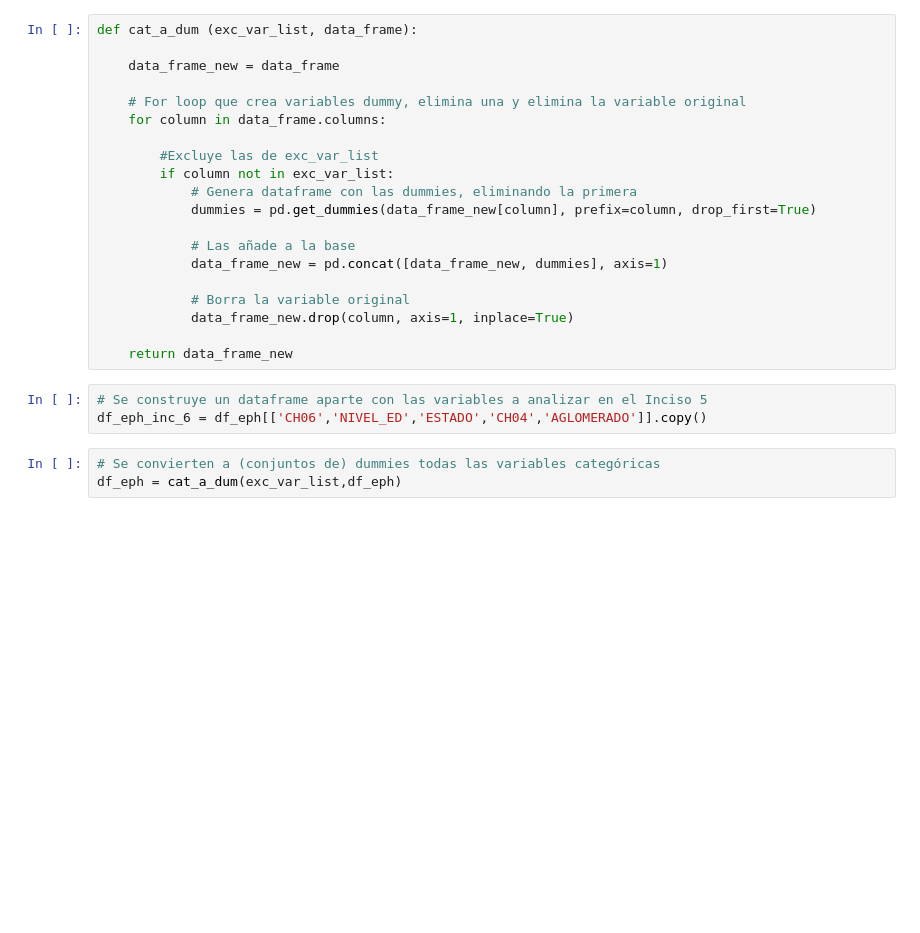
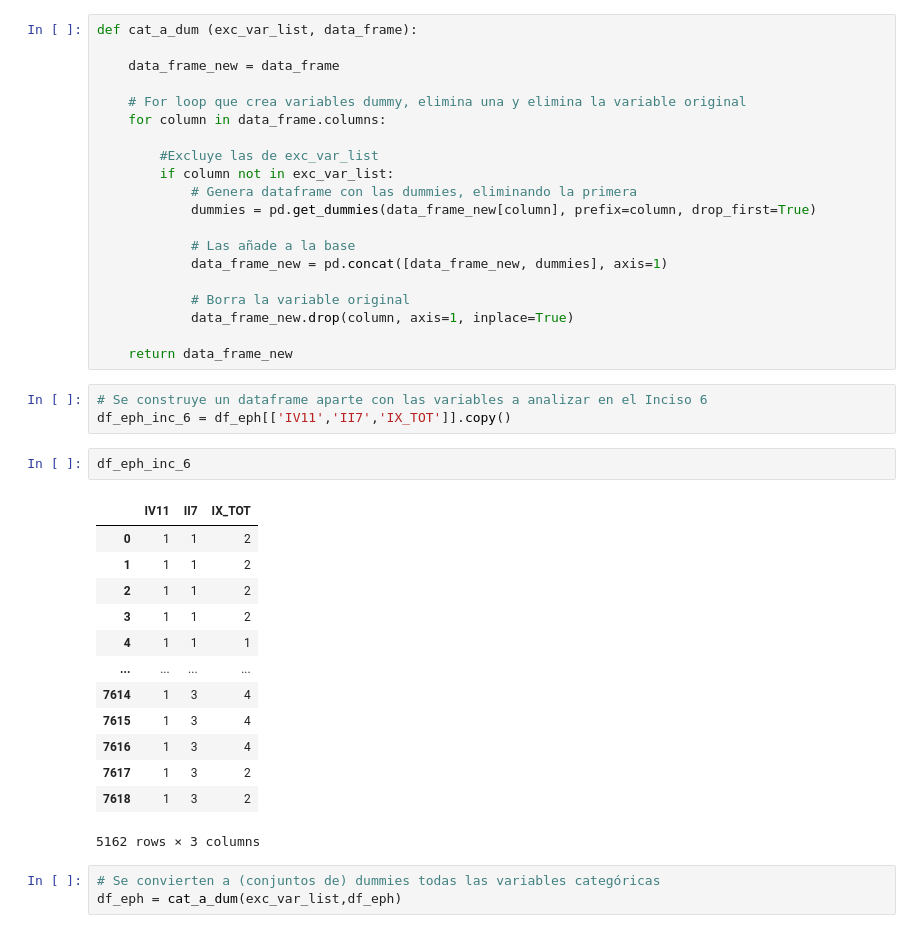
Before and after one commit to rafael-paganini/Repository, a Jupyter notebook: Big Data/TP3/TP3_Pacheco_Paganini_Starobinski.ipynb, the cells around one changed output. Drawn from its saved outputs; the diff is of its cells as text; blank space fills up the shorter version.

```diff
--- a/Big Data/TP3/TP3_Pacheco_Paganini_Starobinski.ipynb
+++ b/Big Data/TP3/TP3_Pacheco_Paganini_Starobinski.ipynb
@@ -510,8 +531,24 @@ def cat_a_dum (exc_var_list, data_frame):
 
     return data_frame_new
 # %%
-# Se construye un dataframe aparte con las variables a analizar en el Inciso 5
-df_eph_inc_6 = df_eph[['CH06','NIVEL_ED','ESTADO','CH04','AGLOMERADO']].copy()
+# Se construye un dataframe aparte con las variables a analizar en el Inciso 6
+df_eph_inc_6 = df_eph[['IV11','II7','IX_TOT']].copy()
+# %%
+df_eph_inc_6
+# %% [output]
+|  | IV11 | II7 | IX_TOT |
+| 0 | 1 | 1 | 2 |
+| 1 | 1 | 1 | 2 |
+| 2 | 1 | 1 | 2 |
+| 3 | 1 | 1 | 2 |
+| 4 | 1 | 1 | 1 |
+| ... | ... | ... | ... |
+| 7614 | 1 | 3 | 4 |
+| 7615 | 1 | 3 | 4 |
+| 7616 | 1 | 3 | 4 |
+| 7617 | 1 | 3 | 2 |
+| 7618 | 1 | 3 | 2 |
+5162 rows × 3 columns
 # %%
 # Se convierten a (conjuntos de) dummies todas las variables categóricas
 df_eph = cat_a_dum(exc_var_list,df_eph)
```
Also changed, not shown: parts of 66 cells of this notebook.
